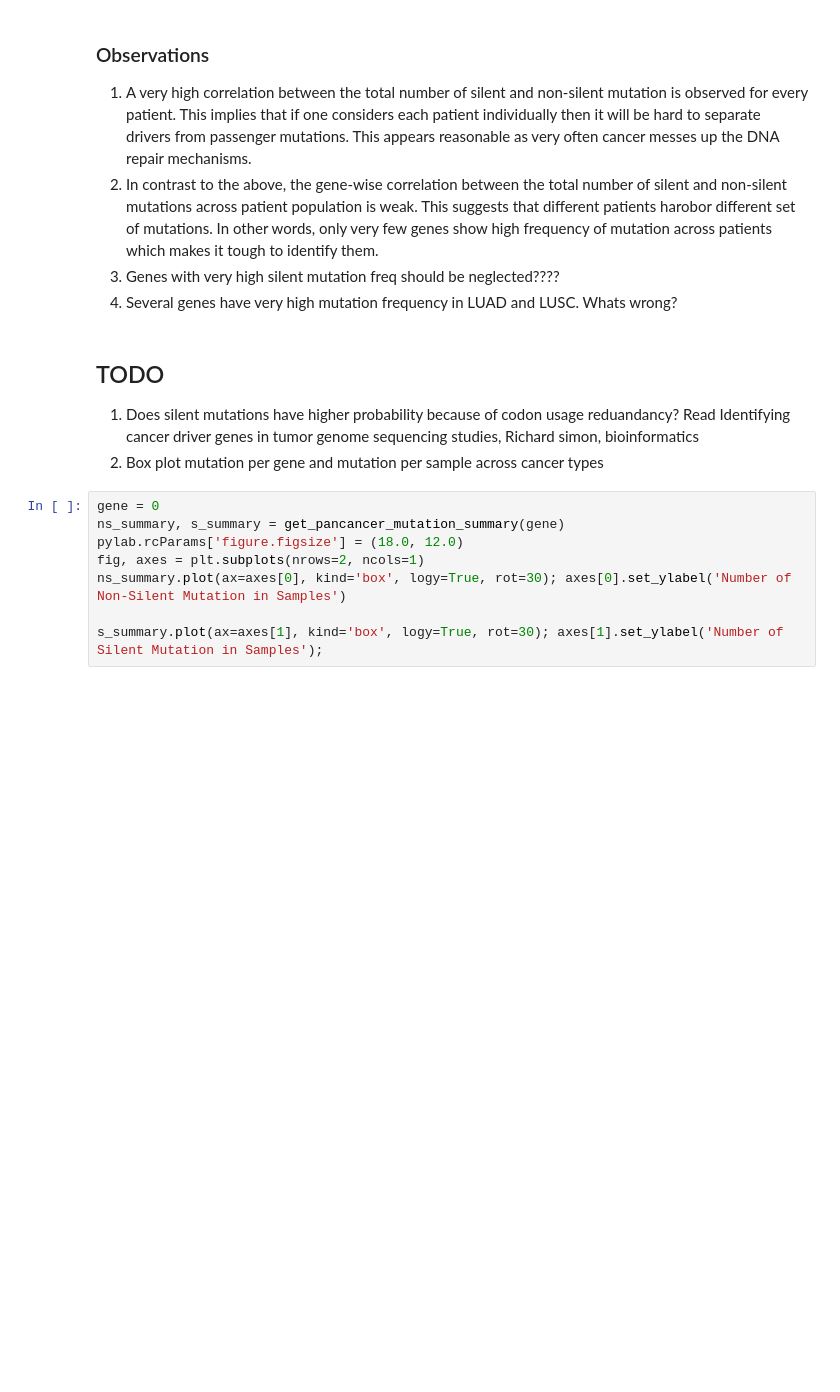
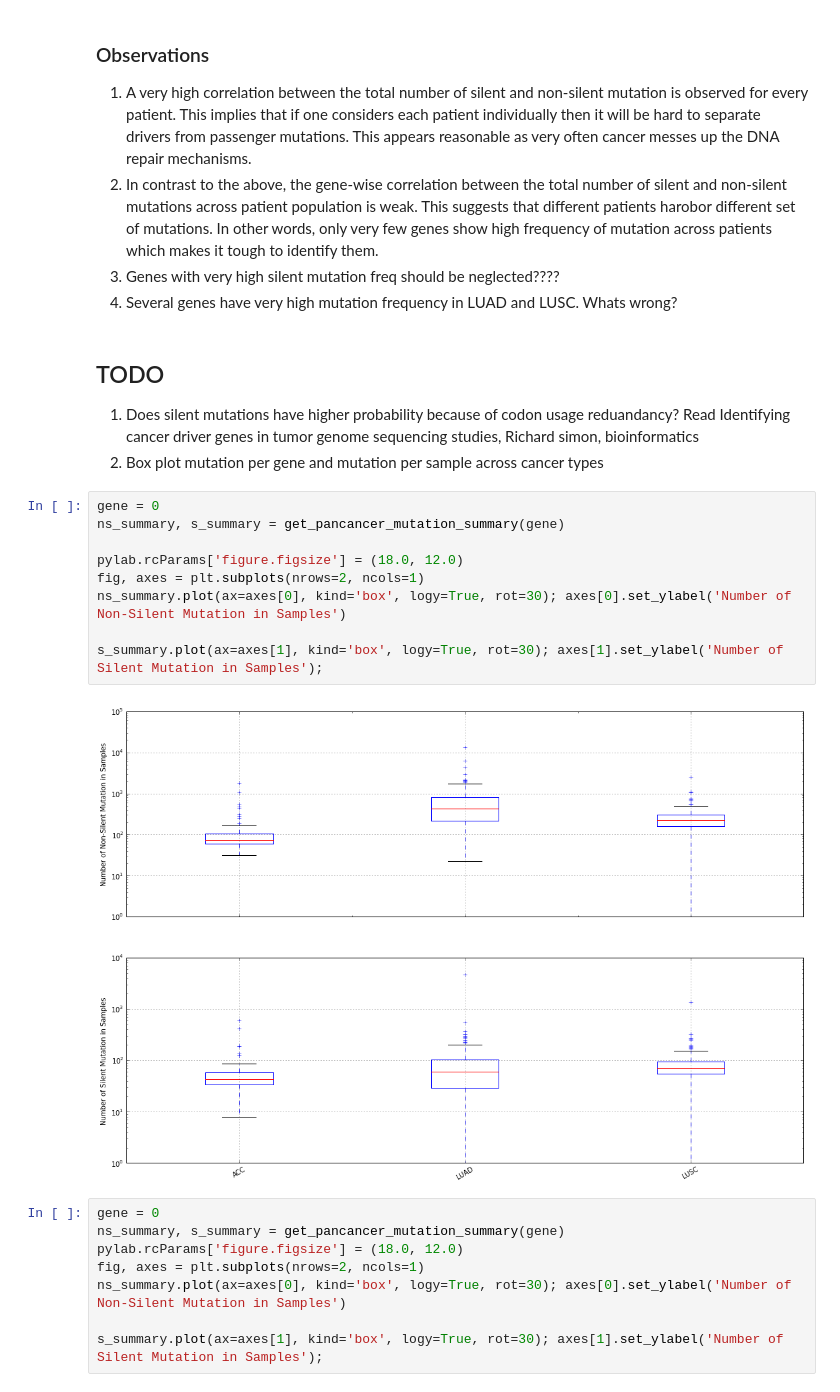
Before and after one commit to nitinksingh/driver, a Jupyter notebook: mutation.ipynb, the cells around one changed output. Cells and saved outputs as stored; diff of their text form; blank space fills up the shorter version.

```diff
--- a/mutation.ipynb
+++ b/mutation.ipynb
@@ -100,6 +100,17 @@ def plot_corr(cancer_type, Gene_or_Sample):
 ## TODO
 1. Does silent mutations have higher probability because of codon usage reduandancy? Read  Identifying cancer driver genes in tumor genome sequencing studies, Richard simon, bioinformatics
 2. Box plot mutation per gene and mutation per sample across cancer types
+# %%
+gene = 0
+ns_summary, s_summary = get_pancancer_mutation_summary(gene)
+
+pylab.rcParams['figure.figsize'] = (18.0, 12.0)
+fig, axes = plt.subplots(nrows=2, ncols=1)
+ns_summary.plot(ax=axes[0], kind='box', logy=True, rot=30); axes[0].set_ylabel('Number of Non-Silent Mutation in Samples')
+
+s_summary.plot(ax=axes[1], kind='box', logy=True, rot=30); axes[1].set_ylabel('Number of Silent Mutation in Samples');
+# %% [output]
+[figure, added]
 # %%
 gene = 0
 ns_summary, s_summary = get_pancancer_mutation_summary(gene)
```
Also changed, not shown: parts of 11 cells of this notebook, 1 other file.
